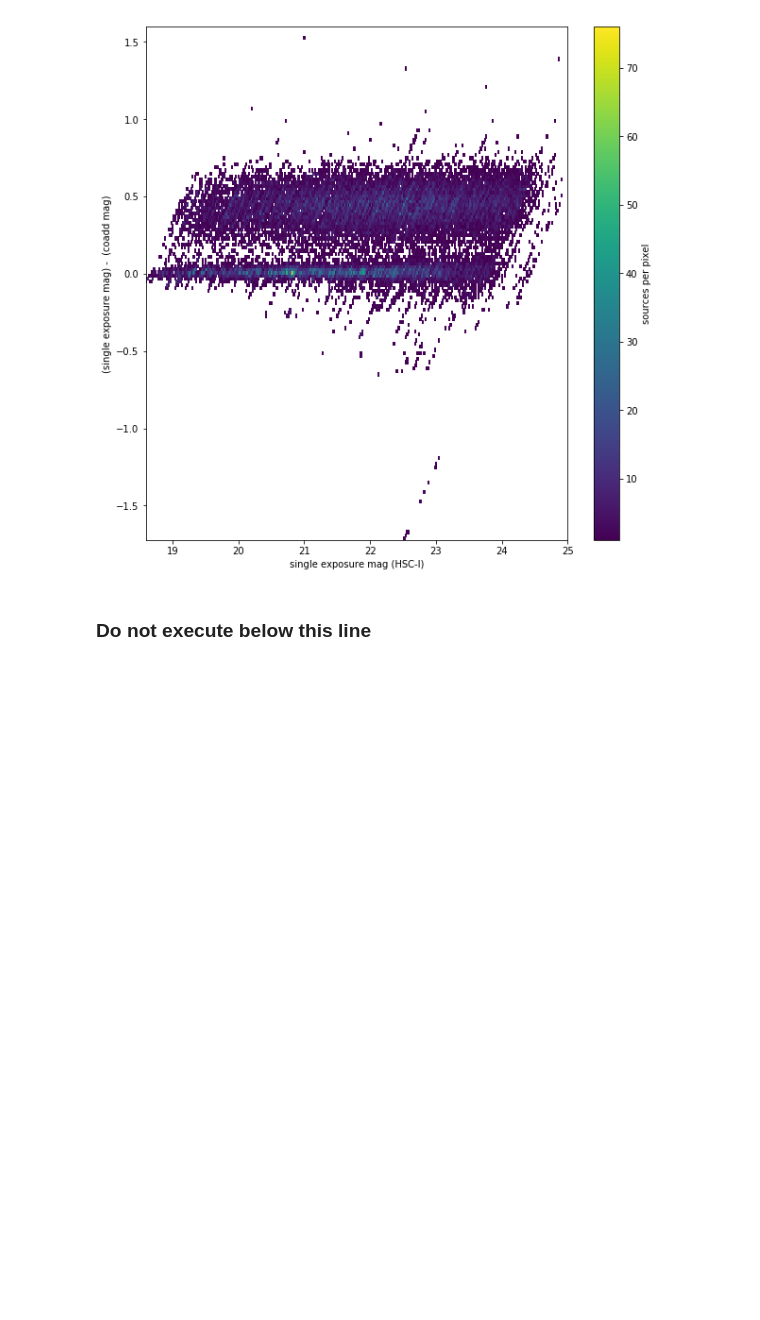
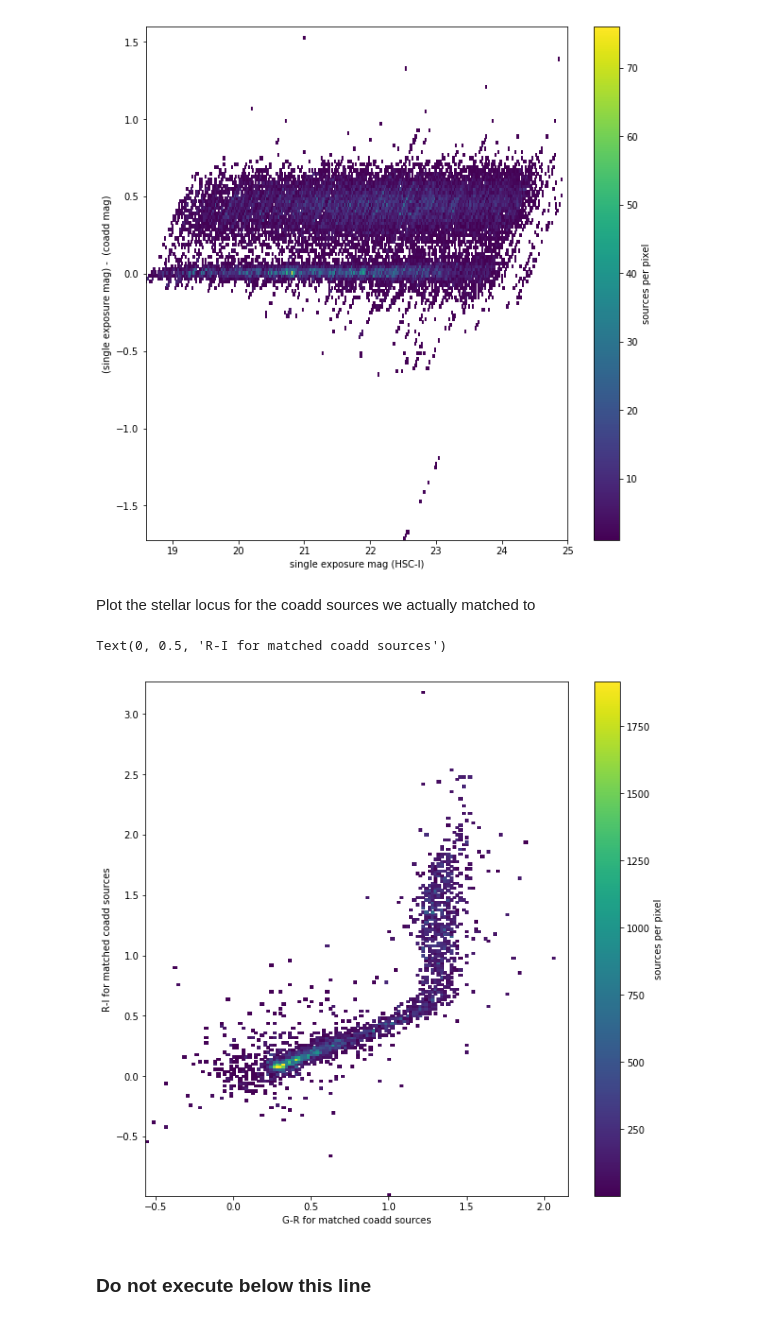
Before and after one commit to lsst-com/requirements_notebooks, a Jupyter notebook: TestCases/LVV-T389.ipynb, the cells around one changed output. Saved outputs shown, nothing was run; the diff lists cells and outputs as text; code cells hidden in the pictures; blank space fills up the shorter version.

Commit message:
plot stellar locus for matched coadd sources

```diff
--- a/TestCases/LVV-T389.ipynb
+++ b/TestCases/LVV-T389.ipynb
@@ -591,6 +591,18 @@ for bp in [b'HSC-G', b'HSC-R', b'HSC-I']:
 [figure]
 [figure]
 [figure]
+# %% [markdown]
+Plot the stellar locus for the coadd sources we actually matched to
+# %%
+plt.figure(figsize=(10,10))
+plot_color_mesh(coadd_g_mags[single_fit_id]-coadd_r_mags[single_fit_id],
+                coadd_r_mags[single_fit_id]-coadd_i_mags[single_fit_id],
+                0.02, 0.02)
+plt.xlabel('G-R for matched coadd sources')
+plt.ylabel('R-I for matched coadd sources')
+# %% [output]
+Text(0, 0.5, 'R-I for matched coadd sources')
+[figure, added]
 # %%
 plt.figure(figsize=(10,10))
 plt.hist(fit_dist_valid, bins=100)
```
